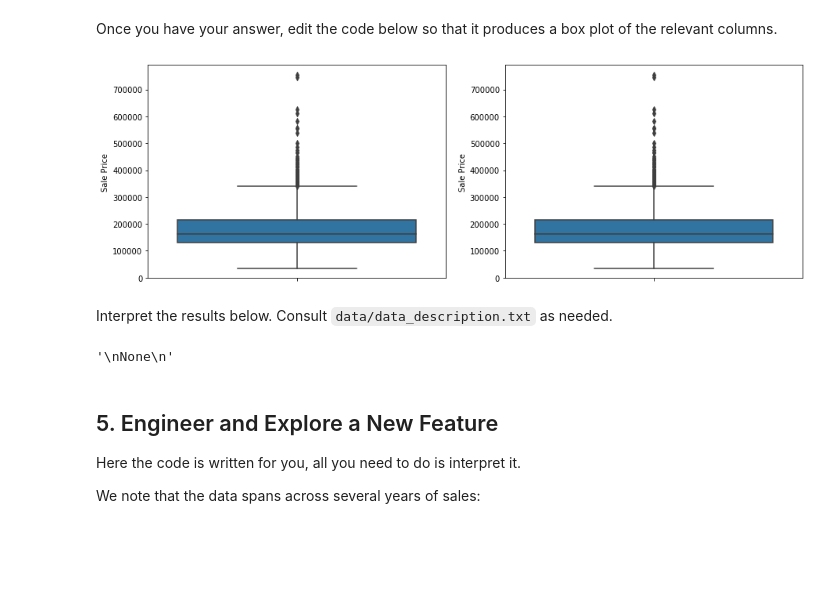
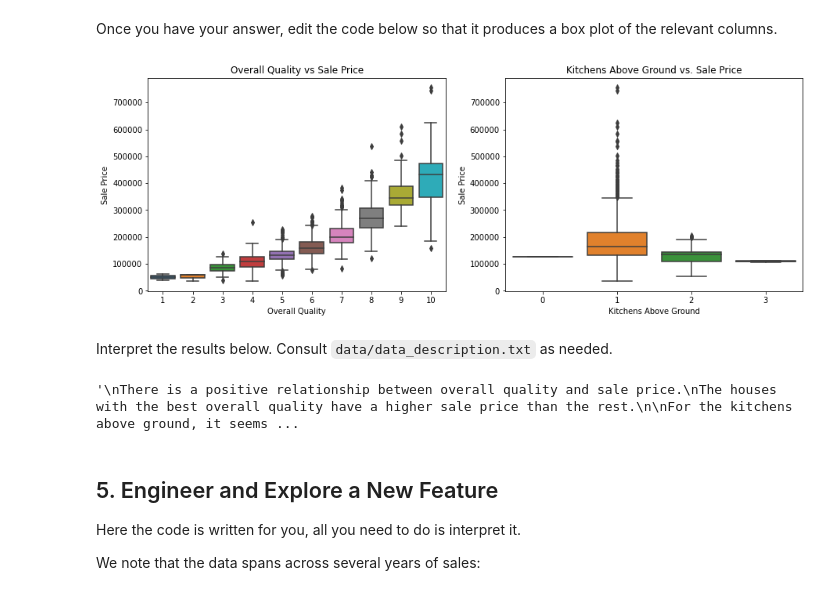
Before and after one commit to kiriiri/dsc-pandas-eda-lab, a Jupyter notebook: index.ipynb, the cells around one changed output. Drawn from its saved outputs; the diff is of its cells as text; code cells hidden in the pictures; blank space fills up the shorter version.

```diff
--- a/index.ipynb
+++ b/index.ipynb
@@ -430,41 +434,46 @@ Once you have your answer, edit the code below so that it produces a box plot of
 # %%
 # Replace None with appropriate code
 
 import seaborn as sns
 
 fig, (ax1, ax2) = plt.subplots(ncols=2, figsize=(15,5))
 
 # Plot distribution of column with highest correlation
 sns.boxplot(
-    x=None,
+    x=df[max_corr_column],
     y=df["SalePrice"],
     ax=ax1
 )
 # Plot distribution of column with most negative correlation
 sns.boxplot(
-    x=None,
+    x=df[min_corr_column],
     y=df["SalePrice"],
     ax=ax2
 )
 
 # Customize labels
-ax1.set_title(None)
-ax1.set_xlabel(None)
+ax1.set_title("Overall Quality vs Sale Price")
+ax1.set_xlabel("Overall Quality")
 ax1.set_ylabel("Sale Price")
-ax2.set_title(None)
-ax2.set_xlabel(None)
+ax2.set_title("Kitchens Above Ground vs. Sale Price")
+ax2.set_xlabel("Kitchens Above Ground")
 ax2.set_ylabel("Sale Price");
 # %% [output]
-[figure, old version]
+[figure, new version]
 # %% [markdown]
 Interpret the results below. Consult `data/data_description.txt` as needed.
-# %%
-# Replace None with appropriate text
-"""
-None
-"""
-# %% [output]
-'\nNone\n'
+# %%
+# Replace None with appropriate text
+"""
+There is a positive relationship between overall quality and sale price.
+The houses with the best overall quality have a higher sale price than the rest.
+
+For the kitchens above ground, it seems that most houses have 1 or 2 kitchens.
+The houses with 1 kitchen above ground were sold at a higher price compared to houses
+with 2 kitchens.
+"""
+# %% [output]
+'\nThere is a positive relationship between overall quality and sale price.\nThe houses with the best overall quality have a higher sale price than the rest.\n\nFor the kitchens above ground, it seems ...
 # %% [markdown]
 ## 5. Engineer and Explore a New Feature
 
```
Also changed, not shown: parts of 8 cells of this notebook.
